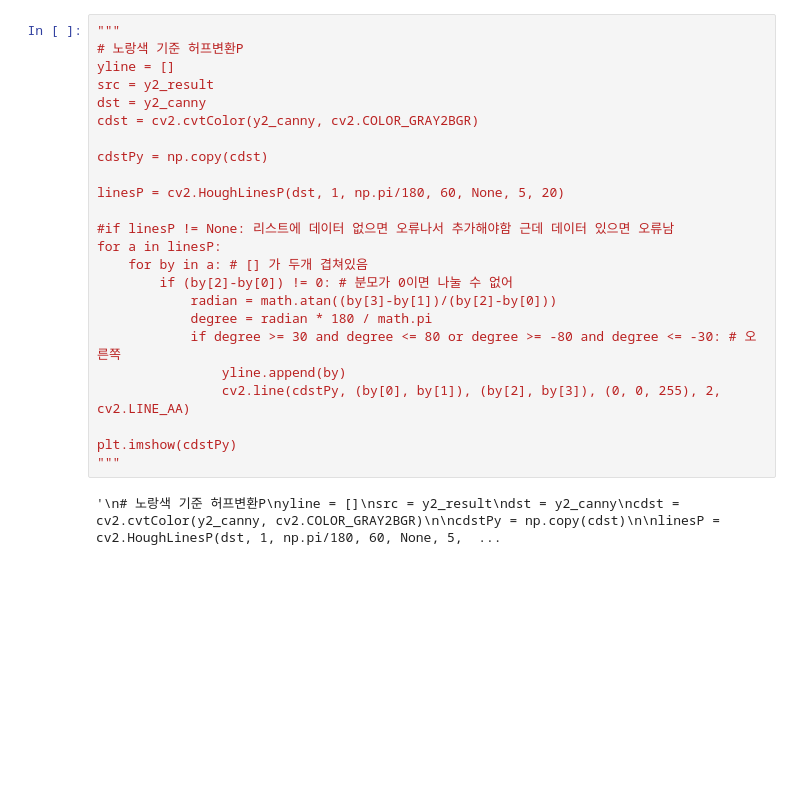
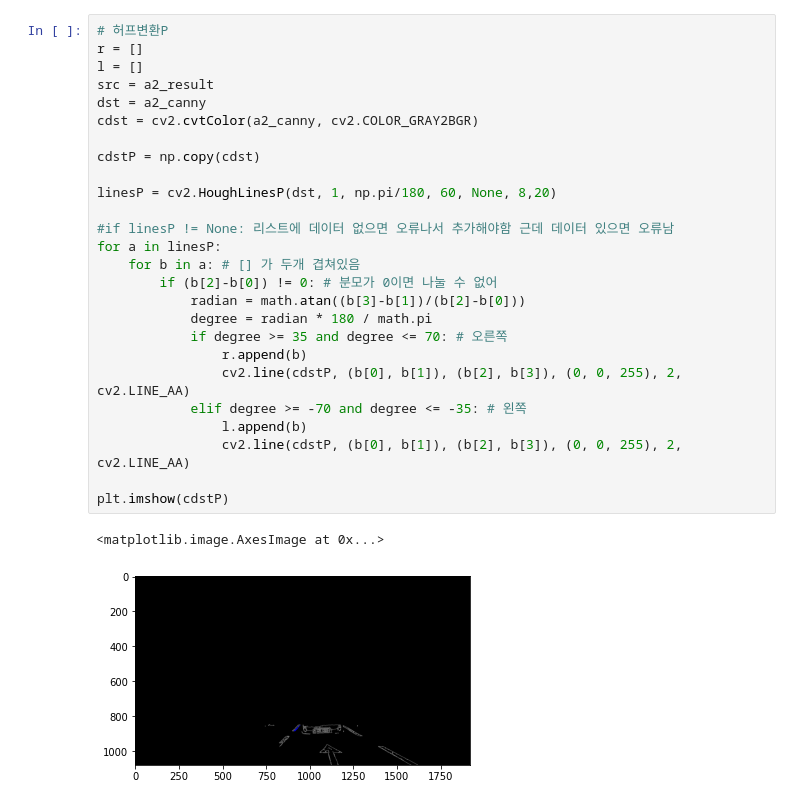
Before and after one commit to lim-ye-ji/Object_recognition_in_autonomous_driving, a Jupyter notebook: lane/Yu.ipynb, the cells around one changed output. Drawn from its saved outputs; the diff is of its cells as text; blank space fills up the shorter version.

```diff
--- a/lane/Yu.ipynb
+++ b/lane/Yu.ipynb
@@ -58,26 +72,29 @@ plt.imshow(a2_canny)
 # %%
-"""
-# 노랑색 기준 허프변환P
-yline = []
-src = y2_result
-dst = y2_canny
-cdst = cv2.cvtColor(y2_canny, cv2.COLOR_GRAY2BGR)
+# 허프변환P
+r = []
+l = []
+src = a2_result
+dst = a2_canny
+cdst = cv2.cvtColor(a2_canny, cv2.COLOR_GRAY2BGR)
 
-cdstPy = np.copy(cdst)
+cdstP = np.copy(cdst)
 
-linesP = cv2.HoughLinesP(dst, 1, np.pi/180, 60, None, 5, 20)
+linesP = cv2.HoughLinesP(dst, 1, np.pi/180, 60, None, 8,20)
 
 #if linesP != None: 리스트에 데이터 없으면 오류나서 추가해야함 근데 데이터 있으면 오류남
 for a in linesP:
-    for by in a: # [] 가 두개 겹쳐있음
-        if (by[2]-by[0]) != 0: # 분모가 0이면 나눌 수 없어
-            radian = math.atan((by[3]-by[1])/(by[2]-by[0]))
+    for b in a: # [] 가 두개 겹쳐있음
+        if (b[2]-b[0]) != 0: # 분모가 0이면 나눌 수 없어
+            radian = math.atan((b[3]-b[1])/(b[2]-b[0]))
             degree = radian * 180 / math.pi
-            if degree >= 30 and degree <= 80 or degree >= -80 and degree <= -30: # 오른쪽
-                yline.append(by)
-                cv2.line(cdstPy, (by[0], by[1]), (by[2], by[3]), (0, 0, 255), 2, cv2.LINE_AA)
+            if degree >= 35 and degree <= 70: # 오른쪽
+                r.append(b)
+                cv2.line(cdstP, (b[0], b[1]), (b[2], b[3]), (0, 0, 255), 2, cv2.LINE_AA)
+            elif degree >= -70 and degree <= -35: # 왼쪽
+                l.append(b)
+                cv2.line(cdstP, (b[0], b[1]), (b[2], b[3]), (0, 0, 255), 2, cv2.LINE_AA)
 
-plt.imshow(cdstPy)
-"""
+plt.imshow(cdstP)
 # %% [output]
-'\n# 노랑색 기준 허프변환P\nyline = []\nsrc = y2_result\ndst = y2_canny\ncdst = cv2.cvtColor(y2_canny, cv2.COLOR_GRAY2BGR)\n\ncdstPy = np.copy(cdst)\n\nlinesP = cv2.HoughLinesP(dst, 1, np.pi/180, 60, None, 5,  ...
+<matplotlib.image.AxesImage at 0x...>
+[figure, added]
```
Also changed, not shown: parts of 13 cells of this notebook.
